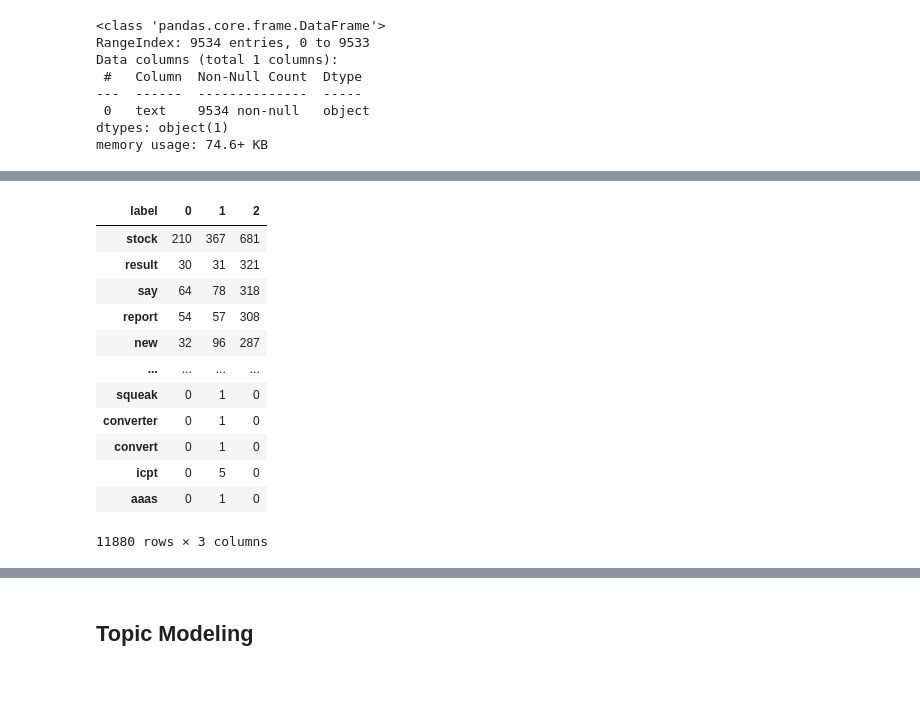
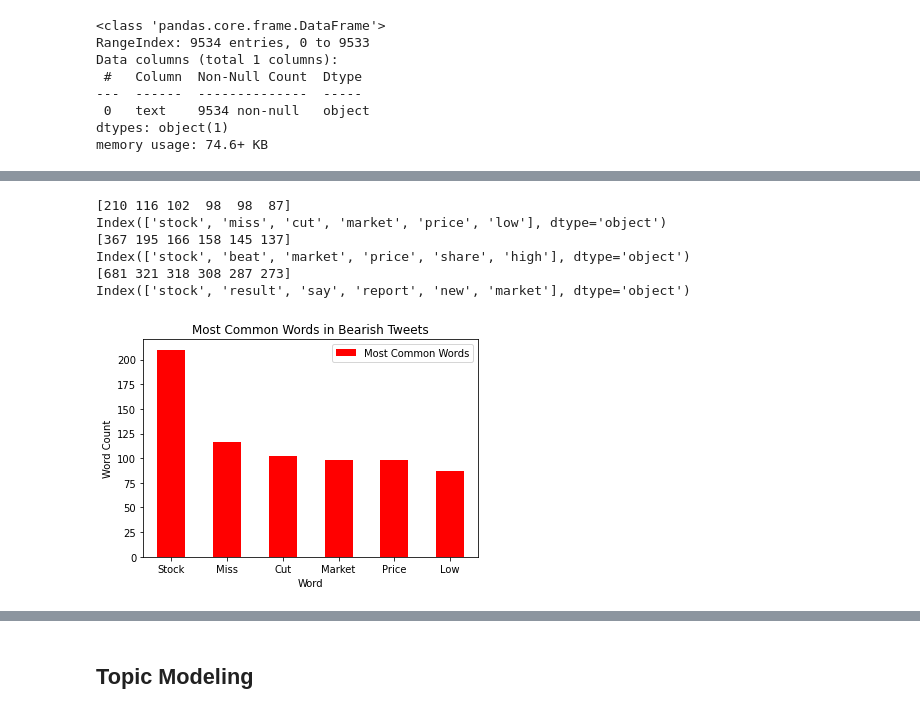
Before and after one commit to ddcots24/Twitter-Finance-NLP, a Jupyter notebook: Feature Extraction (Vectorization) and Topic Modeling.ipynb, the cells around one changed output, grey strips where cells are left out. Saved outputs shown, nothing was run; the diff lists cells and outputs as text; code cells hidden in the pictures; blank space fills up the shorter version.

```diff
--- a/Feature Extraction (Vectorization) and Topic Modeling.ipynb
+++ b/Feature Extraction (Vectorization) and Topic Modeling.ipynb
@@ -30,16 +39,0 @@ z = pd.concat([countvec_df, y_tar],1)
-# %%
-z.groupby('label').sum().T.sort_values(by = 2, ascending = False)
-# %% [output]
-| label | 0 | 1 | 2 |
-| stock | 210 | 367 | 681 |
-| result | 30 | 31 | 321 |
-| say | 64 | 78 | 318 |
-| report | 54 | 57 | 308 |
-| new | 32 | 96 | 287 |
-| ... | ... | ... | ... |
-| squeak | 0 | 1 | 0 |
-| converter | 0 | 1 | 0 |
-| convert | 0 | 1 | 0 |
-| icpt | 0 | 5 | 0 |
-| aaas | 0 | 1 | 0 |
-11880 rows × 3 columns
@@ -45,0 +44,25 @@ z.groupby('label').sum().T.sort_values(by = 2, ascending = False)
+# %%
+print(most_common_by_bearish[0][0:6].values)
+print(most_common_by_bearish.index[0:6])
+print(most_common_by_bullish[1][0:6].values)
+print(most_common_by_bullish.index[0:6])
+print(most_common_by_nuetral[2][0:6].values)
+print(most_common_by_nuetral.index[0:6])
+# %% [output]
+[210 116 102  98  98  87]
+Index(['stock', 'miss', 'cut', 'market', 'price', 'low'], dtype='object')
+[367 195 166 158 145 137]
+Index(['stock', 'beat', 'market', 'price', 'share', 'high'], dtype='object')
+[681 321 318 308 287 273]
+Index(['stock', 'result', 'say', 'report', 'new', 'market'], dtype='object')
+# %%
+import matplotlib.pyplot as plt
+index = ['Stock', 'Miss', 'Cut', 'Market', 'Price', 'Low']
+word_count = [210, 116, 102,  98,  98,  87]
+top_6_bearish_df = pd.DataFrame({'Most Common Words': word_count}, index=index)
+ax = top_6_bearish_df.plot(kind = 'bar', rot = 0, color = 'red')
+ax.set_title('Most Common Words in Bearish Tweets')
+ax.set_ylabel('Word Count')
+ax.set_xlabel('Word');
+# %% [output]
+[figure, added]
```
Also changed, not shown: parts of 13 cells of this notebook, 2 other files.
